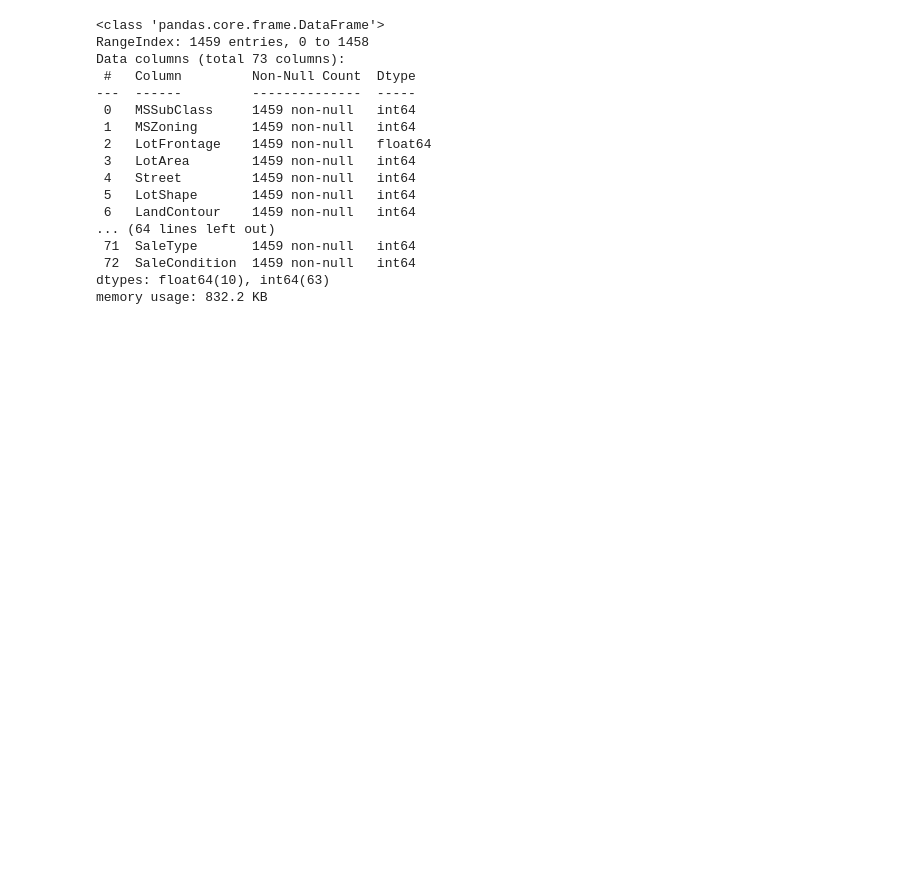
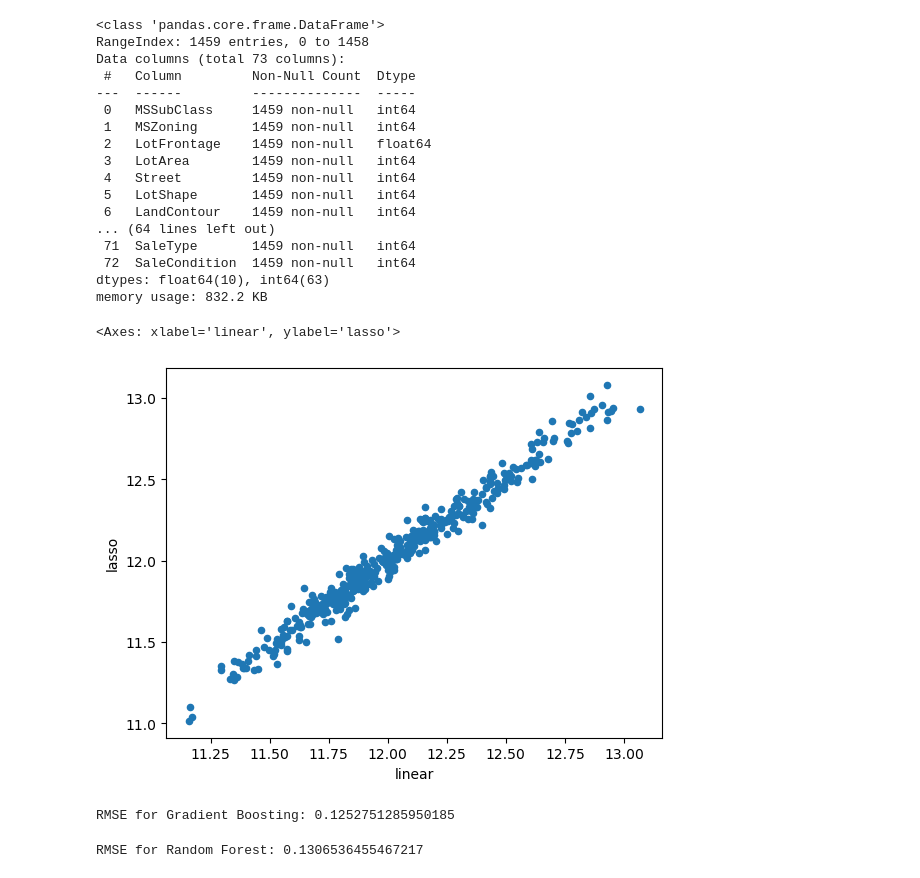
Before and after one commit to AyeshaIrshad1337/House-Price-Prediction-Kaggle-Competition, a Jupyter notebook: house-price-prediction-competition.ipynb, the cells around one changed output. Saved outputs shown, nothing was run; the diff lists cells and outputs as text; code cells hidden in the pictures; blank space fills up the shorter version.

Commit message:
Kaggle Notebook | house price prediction competition | Version 11

```diff
--- a/house-price-prediction-competition.ipynb
+++ b/house-price-prediction-competition.ipynb
@@ -770,0 +769,38 @@ pred=lr.predict(test)
+# %%
+predictions = pd.DataFrame({"linear":y_pred_rf, "lasso":y_pred_gb})
+predictions.plot(x = "linear", y = "lasso", kind = "scatter")
+# %% [output]
+<Axes: xlabel='linear', ylabel='lasso'>
+[figure, added]
+# %%
+from sklearn.ensemble import GradientBoostingRegressor
+
+# Initialize the Gradient Boosting Regressor
+gb_model = GradientBoostingRegressor(n_estimators=100, random_state=42)
+
+# Fit the model to the training data
+gb_model.fit(X_train, y_train)
+
+# Make predictions on the test set
+y_pred_gb = gb_model.predict(X_test)
+
+# Evaluate the model
+rmse_gb = mean_squared_error(y_test, y_pred_gb, squared=False)
+print("RMSE for Gradient Boosting:", rmse_gb)
+# %% [output]
+RMSE for Gradient Boosting: 0.1252751285950185
+# %%
+from sklearn.ensemble import RandomForestRegressor
+rf_model = RandomForestRegressor(n_estimators=100, random_state=42)
+
+# Fit the model to the training data
+rf_model.fit(X_train, y_train)
+
+# Make predictions on the test set
+y_pred_rf = rf_model.predict(X_test)
+
+# Evaluate the model
+rmse_rf = mean_squared_error(y_test, y_pred_rf, squared=False)
+print("RMSE for Random Forest:", rmse_rf)
+# %% [output]
+RMSE for Random Forest: 0.1306536455467217
```
Also changed, not shown: parts of 10 cells of this notebook.
